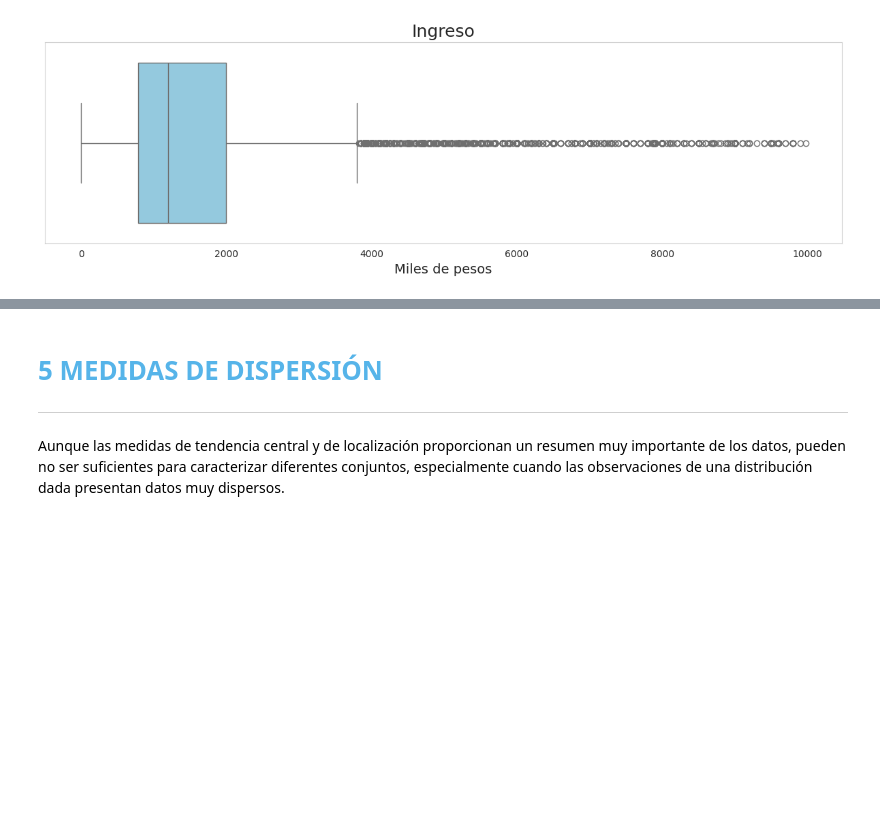
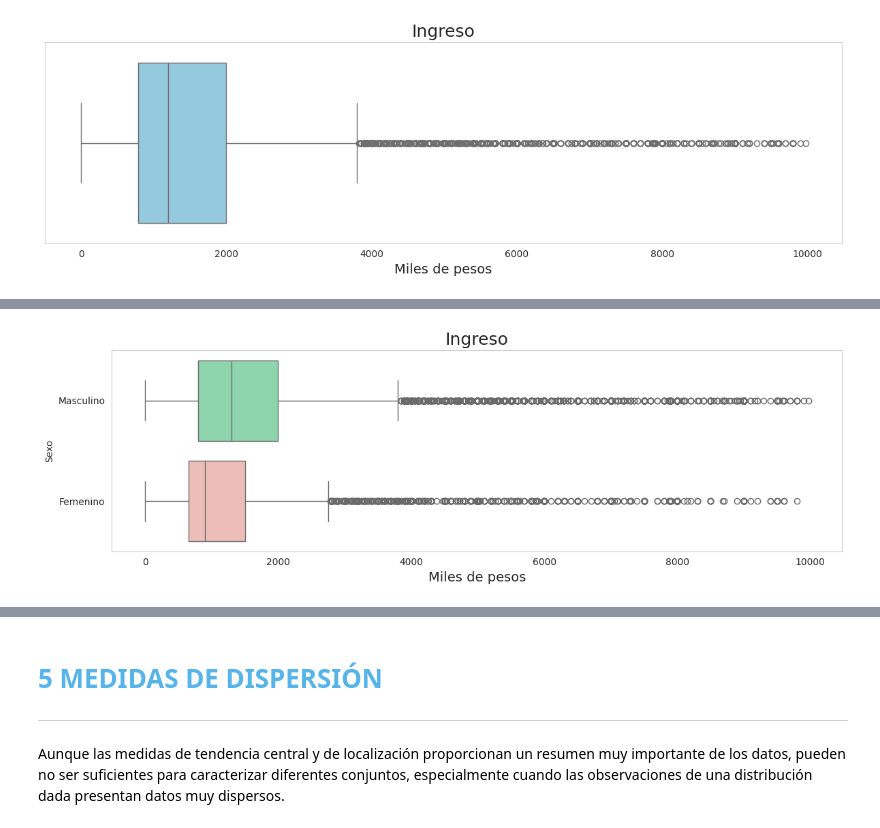
Before and after one commit to r2x4/machine_alura_oracle, a Jupyter notebook: frecuencia_medidas/colab_estadistica.ipynb.ipynb, the cells around one changed output, grey strips where cells are left out. Drawn from its saved outputs; the diff is of its cells as text; code cells hidden in the pictures; blank space fills up the shorter version.

```diff
--- a/frecuencia_medidas/colab_estadistica.ipynb.ipynb
+++ b/frecuencia_medidas/colab_estadistica.ipynb.ipynb
@@ -1371,0 +1393,26 @@ plt.show()
+# %%
+# Preparar los datos
+filtro = datos.query("Ingreso < 10000").copy()
+filtro['Sexo'] = filtro['Sexo'].map({0: 'Masculino', 1: 'Femenino'})
+
+# Gráfico con hue y legend=False
+ax = sns.boxplot(
+    x='Ingreso',
+    y='Sexo',
+    hue='Sexo',  # ahora se usa hue para los colores
+    data=filtro,
+    orient='h',
+    palette={'Masculino': '#82e0aa', 'Femenino': '#f5b7b1'},
+    legend=False  # oculta la leyenda automática
+)
+
+# Personalización
+ax.figure.set_size_inches(12, 4)
+ax.set_title('Ingreso', fontsize=18)
+ax.set_xlabel('Miles de pesos', fontsize=14)
+ax.grid(False)
+
+plt.tight_layout()
+plt.show()
+# %% [output]
+[figure, added]
```
Also changed, not shown: parts of 6 cells of this notebook.
